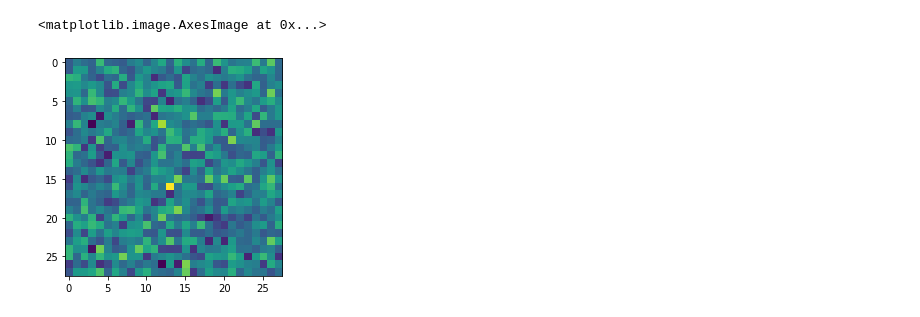
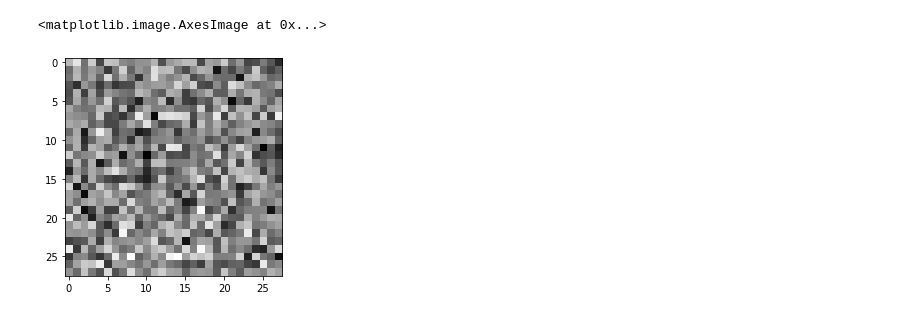
Before and after one commit to Mayukhdeb/exploring-GANs, a Jupyter notebook: what_on_earth_are_GANs.ipynb, the cells around one changed output. Drawn from its saved outputs; the diff is of its cells as text; code cells hidden in the pictures.

```diff
--- a/what_on_earth_are_GANs.ipynb
+++ b/what_on_earth_are_GANs.ipynb
@@ -32,2 +31,13 @@ Done!
 # %%
-train_loader = torch.utils.data.DataLoader(train, batch_size = 64, shuffle = True)
+train_loader = torch.utils.data.DataLoader(train, batch_size = 1000, shuffle = True)
+# %%
+sample = next(iter(train_loader))
+x, y = sample
+x = x[:9]
+fig, ax = plt.subplots(3,3, figsize = (8,8))
+for m in range(3):
+    for n in range(3):
+
+        np_image = x[m+n].squeeze(0).detach().numpy()
+
+        ax[m,n].imshow(np_image, cmap = "gray")
@@ -34,3 +46,8 @@ train_loader = torch.utils.data.DataLoader(train, batch_size = 64, shuffle = Tru
+# %%
+def init_weights(m):
+    if type(m) == nn.Linear:
+        nn.init.xavier_uniform_(m.weight)
+        m.bias.data.fill_(0)
 # %%
 class Net(nn.Module):
     def __init__(self):
@@ -42,13 +59,14 @@ class Net(nn.Module):
             nn.Linear(2*28*28, 28*28),
             nn.Sigmoid()
         )
+        self.model.apply(init_weights)
 
     def forward(self, x):
 
         return self.model(x)
 
 G = Net()
-G_optim = optim.Adam(G.parameters(), lr = 1e-3)
+G_optim = optim.Adam(G.parameters(), lr = 0.00005)
 # %%
 class Net_dis(nn.Module):
     def __init__(self):
@@ -72,7 +92,7 @@ D_optim = optim.Adam(D.parameters(), lr = 0.0005)
 noise = torch.randn([1,1, 1, 28*28])
 answer = G(noise).squeeze(0).squeeze(0).view([28,28]).detach().numpy()
 # %%
-plt.imshow(answer)
+plt.imshow(answer, cmap = "gray")
 # %% [output]
 <matplotlib.image.AxesImage at 0x...>
-[figure, old version]
+[figure, new version]
```
Also changed, not shown: parts of 7 cells of this notebook.
